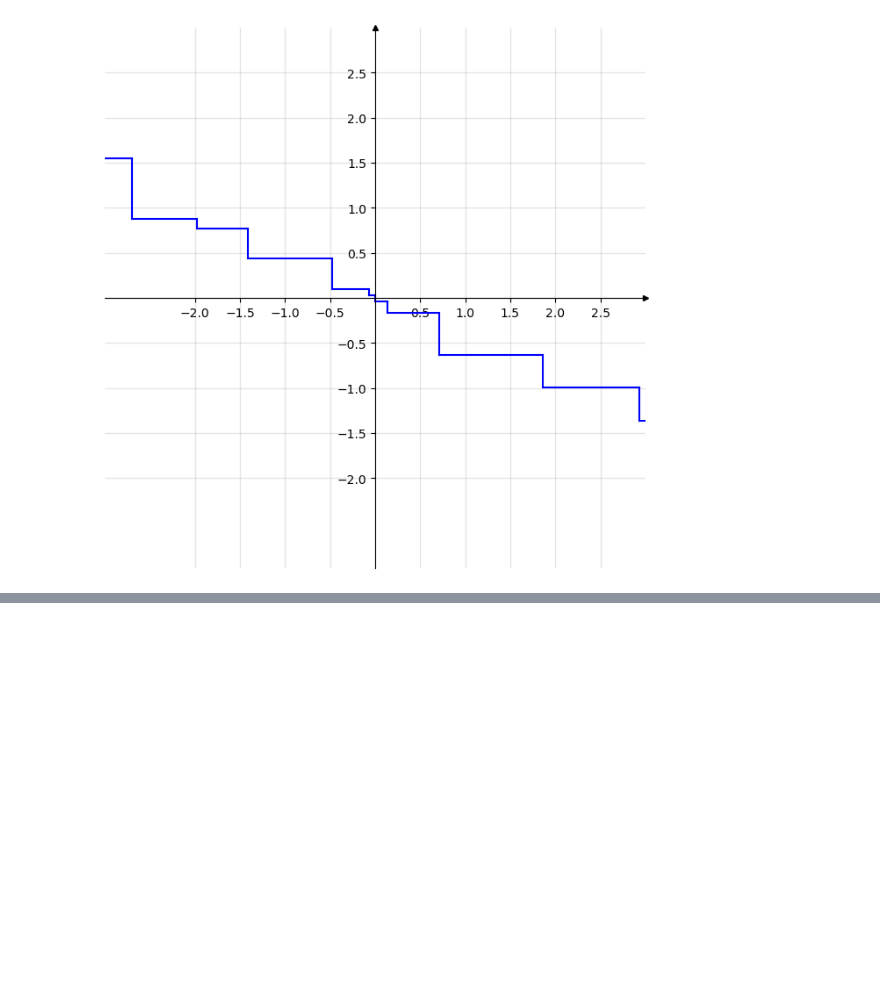
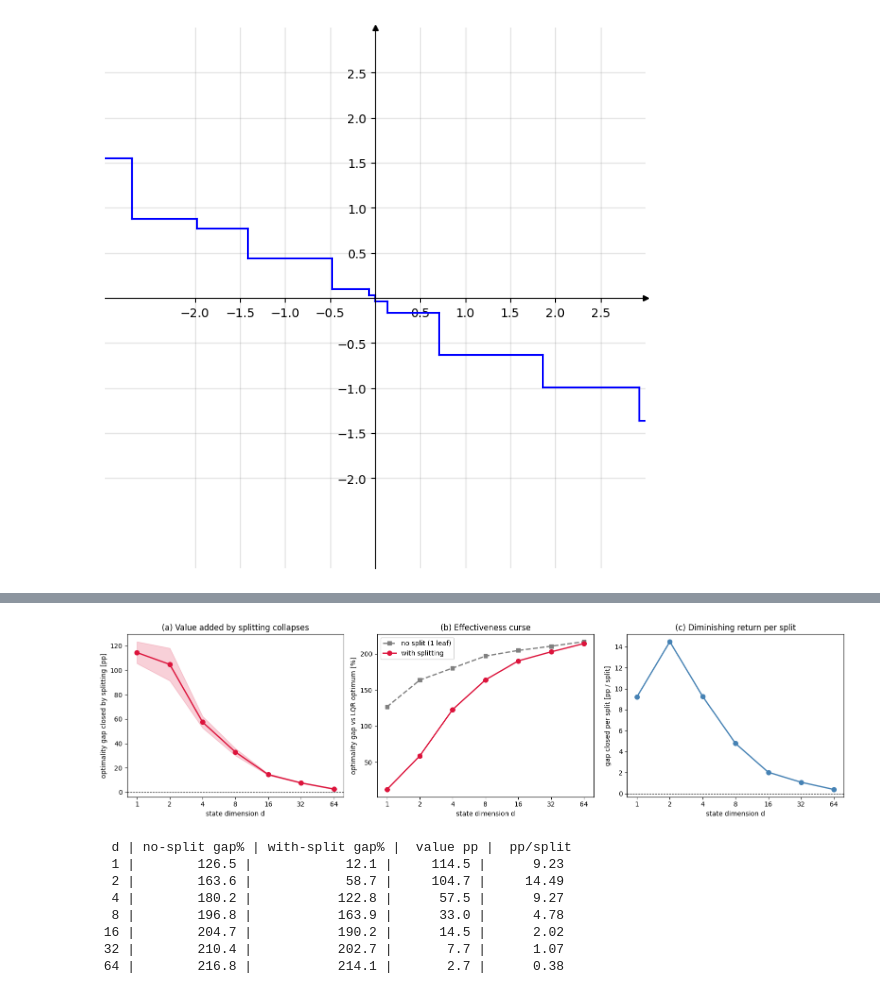
Before and after one commit to gianmtedeschi/learnRL, a Jupyter notebook: notebooks/plots_planning.ipynb, the cells around one changed output, grey strips where cells are left out. Saved outputs shown, nothing was run; the diff lists cells and outputs as text; code cells hidden in the pictures; blank space fills up the shorter version.

```diff
--- a/notebooks/plots_planning.ipynb
+++ b/notebooks/plots_planning.ipynb
@@ -1188,0 +1478,75 @@ plt.show()
+# %%
+# Figures: effectiveness curse. Uses the analytic optimum from the previous cell.
+# Value of splitting = (no-split gap) - (with-split gap), per trial. The no-split
+# reference is the dedicated --max_splits 0 baseline if available, otherwise the
+# pre-first-split plateau (before the first split AGAPS only optimizes the single
+# constant leaf, so its best-so-far there IS the no-split policy). Taking a
+# difference cancels the max-of-MC bias that inflates absolute gaps.
+
+def gap_curve(perf, d):
+    return gap(best_so_far(perf), d)
+
+def nosplit_gap_proxy(trial, d):
+    """Pre-first-split plateau gap = no-split policy (single constant leaf)."""
+    S = trial['split_ite']
+    g = gap_curve(trial['perf'], d)
+    return g[max(S[0] - 1, 0)] if S else float(np.nanmax(g) * 0 + gap(trial['best'], d))
+
+# per-dimension aggregates (mean +/- 95% CI over trials)
+val_mean, val_ci, per_mean, ns_gap, ws_gap = {}, {}, {}, {}, {}
+for d in dims:
+    with_split = np.array([gap(t['best'], d) for t in main_runs[d]])
+    if nosplit_runs.get(d):                               # rigorous baseline
+        no_split = np.array([gap(t['best'], d) for t in nosplit_runs[d]])
+        # pair by index where possible, else compare means
+        m = min(len(with_split), len(no_split))
+        value = no_split[:m] - with_split[:m]
+    else:                                                 # plateau proxy
+        no_split = np.array([nosplit_gap_proxy(t, d) for t in main_runs[d]])
+        value = no_split - with_split
+    nsplits = np.array([len(t['split_ite']) for t in main_runs[d]])
+    val_mean[d] = value.mean()
+    val_ci[d]   = 1.96 * value.std(ddof=1) / np.sqrt(len(value))
+    per_mean[d] = np.mean(value / np.where(nsplits == 0, np.nan, nsplits))
+    ns_gap[d], ws_gap[d] = no_split.mean(), with_split.mean()
+
+fig, ax = plt.subplots(1, 3, figsize=(16, 4.4))
+
+# (a) value of splitting vs dimension  [HEADLINE]
+m  = np.array([val_mean[d] for d in dims]); c = np.array([val_ci[d] for d in dims])
+ax[0].plot(dims, m, 'o-', color='crimson', lw=2, ms=7)
+ax[0].fill_between(dims, m - c, m + c, color='crimson', alpha=0.2)
+ax[0].axhline(0, color='k', ls='--', lw=0.8)
+ax[0].set_xscale('log', base=2); ax[0].set_xticks(dims); ax[0].xaxis.set_major_formatter(ScalarFormatter())
+ax[0].set_xlabel('state dimension d'); ax[0].set_ylabel('optimality gap closed by splitting [pp]')
+ax[0].set_title('(a) Value added by splitting collapses')
+
+# (b) optimality gap vs dimension: no-split vs with-split (analytic reference)
+ax[1].plot(dims, [ns_gap[d] for d in dims], 's--', color='gray',    lw=2, ms=6, label='no split (1 leaf)')
+ax[1].plot(dims, [ws_gap[d] for d in dims], 'o-',  color='crimson', lw=2, ms=7, label='with splitting')
+ax[1].set_xscale('log', base=2); ax[1].set_xticks(dims); ax[1].xaxis.set_major_formatter(ScalarFormatter())
+ax[1].set_xlabel('state dimension d'); ax[1].set_ylabel('optimality gap vs LQR optimum [%]')
+ax[1].set_title('(b) Effectiveness curse'); ax[1].legend()
+
+# (c) marginal value per accepted split vs dimension
+ax[2].plot(dims, [per_mean[d] for d in dims], 'o-', color='steelblue', lw=2, ms=7)
+ax[2].axhline(0, color='k', ls='--', lw=0.8)
+ax[2].set_xscale('log', base=2); ax[2].set_xticks(dims); ax[2].xaxis.set_major_formatter(ScalarFormatter())
+ax[2].set_xlabel('state dimension d'); ax[2].set_ylabel('gap closed per split [pp / split]')
+ax[2].set_title('(c) Diminishing return per split')
+
+plt.tight_layout(); plt.savefig('lqr_scalability_effectiveness.png', dpi=150, bbox_inches='tight'); plt.show()
+
+print(f"{'d':>3} | {'no-split gap%':>12} | {'with-split gap%':>15} | {'value pp':>9} | {'pp/split':>9}")
+for d in dims:
+    print(f"{d:3d} | {ns_gap[d]:12.1f} | {ws_gap[d]:15.1f} | {val_mean[d]:9.1f} | {per_mean[d]:9.2f}")
+# %% [output]
+[figure, added]
+  d | no-split gap% | with-split gap% |  value pp |  pp/split
+  1 |        126.5 |            12.1 |     114.5 |      9.23
+  2 |        163.6 |            58.7 |     104.7 |     14.49
+  4 |        180.2 |           122.8 |      57.5 |      9.27
+  8 |        196.8 |           163.9 |      33.0 |      4.78
+ 16 |        204.7 |           190.2 |      14.5 |      2.02
+ 32 |        210.4 |           202.7 |       7.7 |      1.07
+ 64 |        216.8 |           214.1 |       2.7 |      0.38
```
Also changed, not shown: parts of 11 cells of this notebook, 16 other files.
